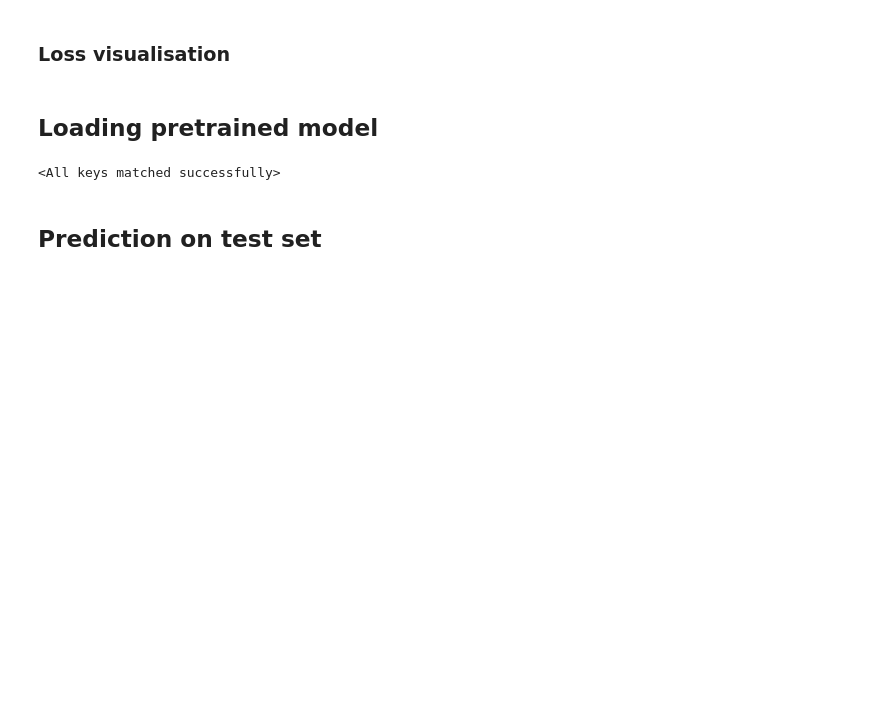
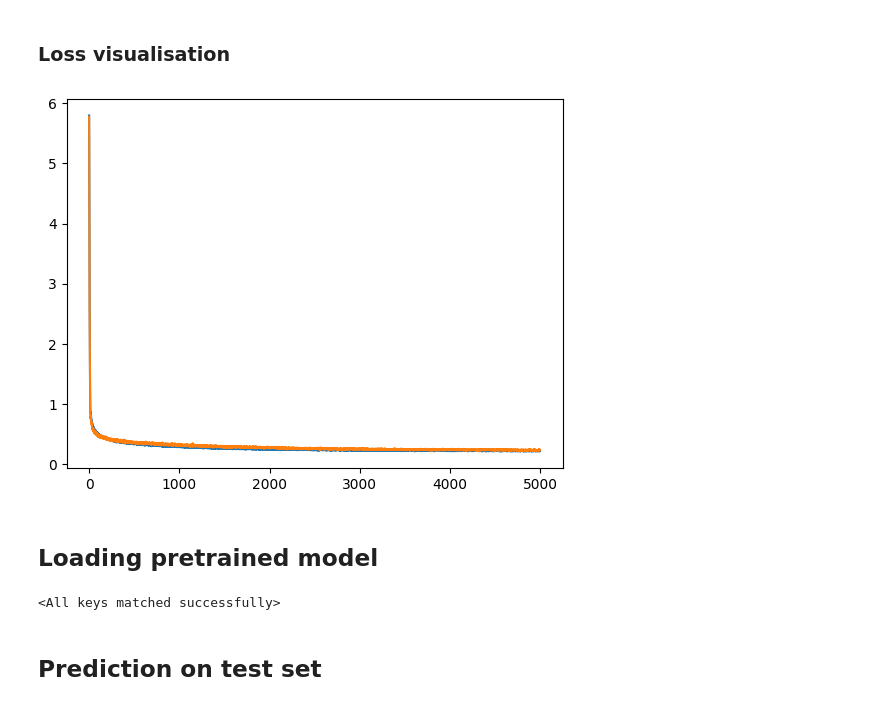
Before and after one commit to BDomzal/inks, a Jupyter notebook: notebooks/inks_nn_regression.ipynb, the cells around one changed output. Saved outputs shown, nothing was run; the diff lists cells and outputs as text; code cells hidden in the pictures; blank space fills up the shorter version.

```diff
--- a/notebooks/inks_nn_regression.ipynb
+++ b/notebooks/inks_nn_regression.ipynb
@@ -148,7 +171,9 @@ loss_fn = CustomLoss(weights=weights)
 # %%
 #%matplotlib widget
 # %%
-#visualise_losses(train_losses, val_losses)
+visualise_losses(train_losses, val_losses)
+# %% [output]
+[figure, added]
 # %% [markdown]
 ## Loading pretrained model
 # %%
```
Also changed, not shown: parts of 34 cells of this notebook, 4 other files.
